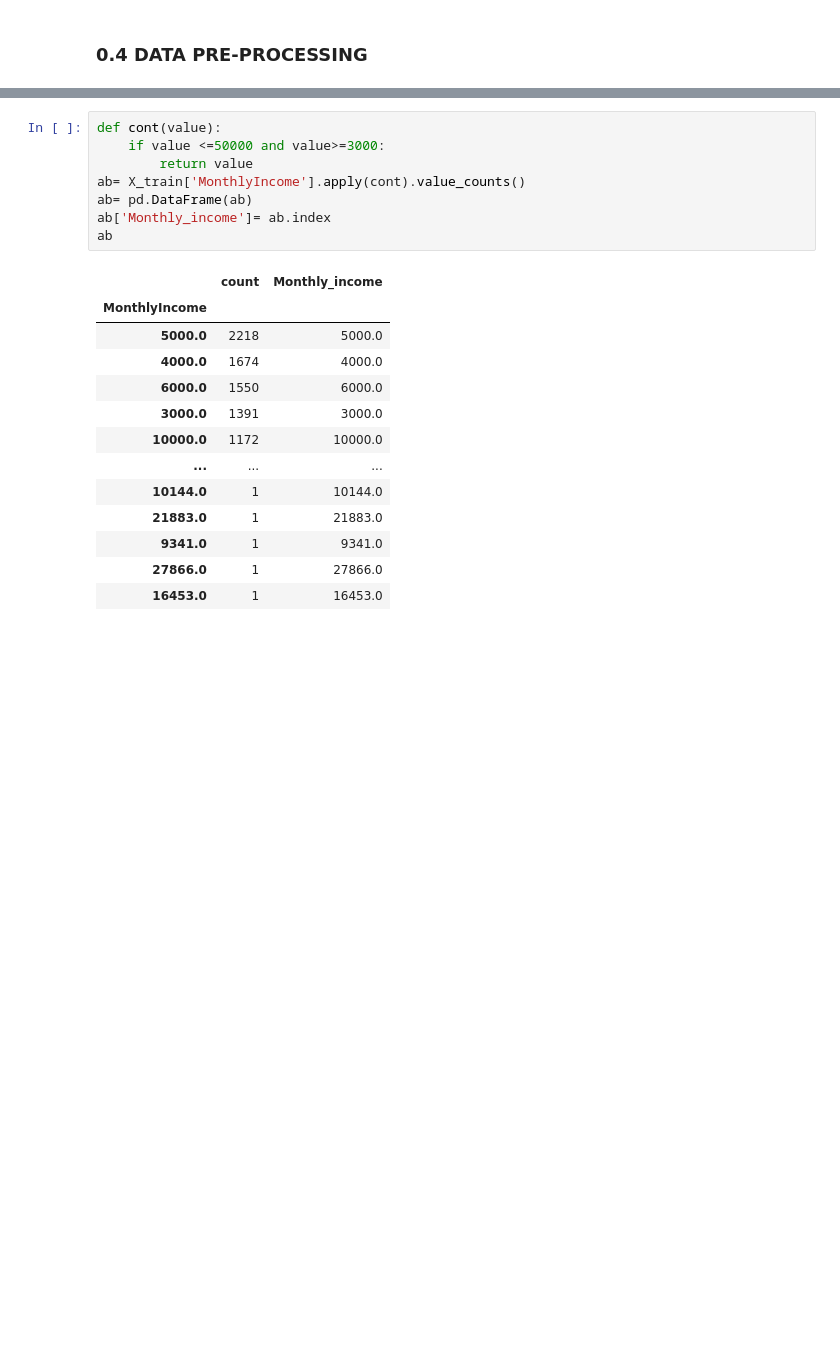
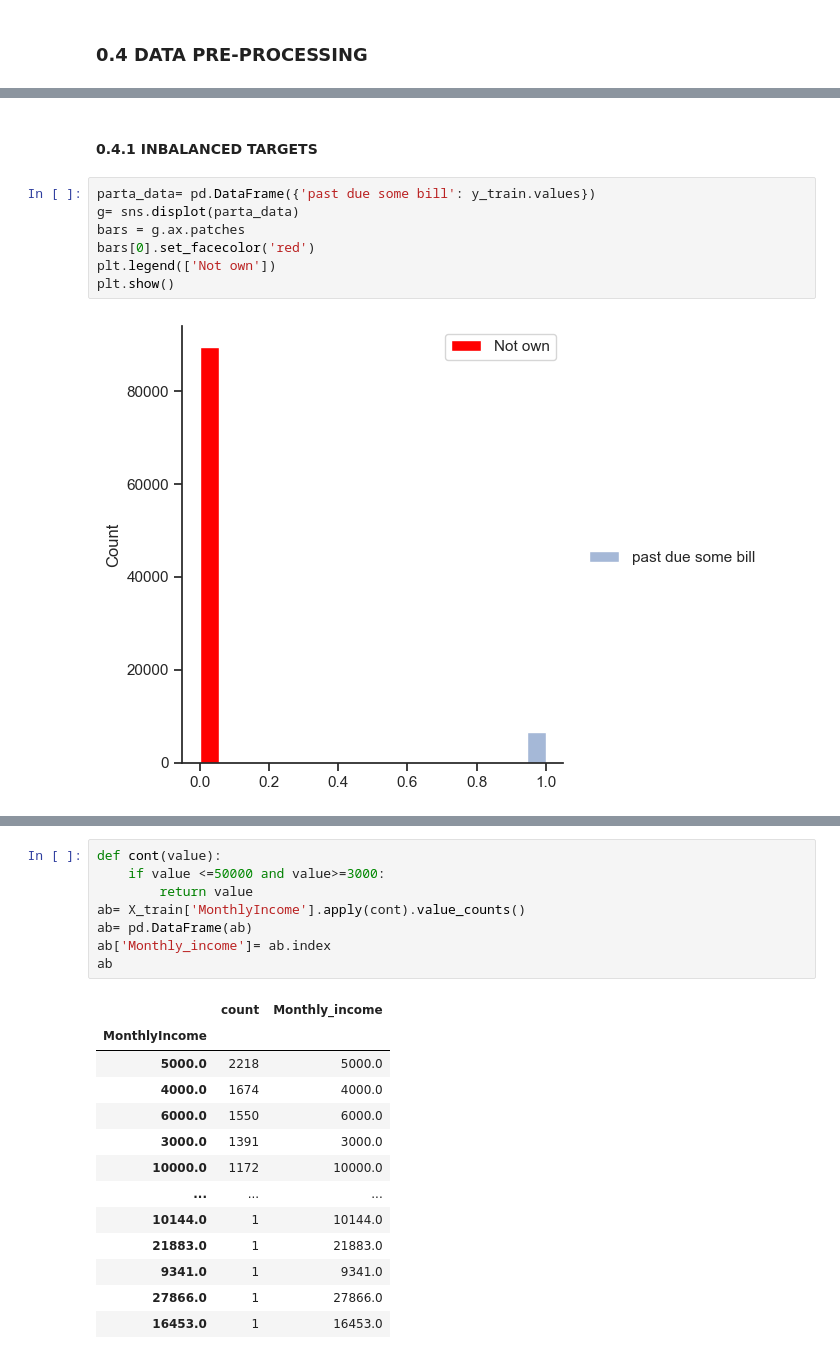
Before and after one commit to ectormgl/givemecredit, a Jupyter notebook: notebook/main.ipynb, the cells around one changed output, grey strips where cells are left out. Saved outputs shown, nothing was run; the diff lists cells and outputs as text; blank space fills up the shorter version.

```diff
--- a/notebook/main.ipynb
+++ b/notebook/main.ipynb
@@ -147,0 +167,11 @@ X_train_normalized= normalize()
+# %% [markdown]
+#### 0.4.1 INBALANCED TARGETS
+# %%
+parta_data= pd.DataFrame({'past due some bill': y_train.values})
+g= sns.displot(parta_data)
+bars = g.ax.patches
+bars[0].set_facecolor('red')
+plt.legend(['Not own'])
+plt.show()
+# %% [output]
+[figure, added]
```
Also changed, not shown: parts of 18 cells of this notebook, 1 other file.
